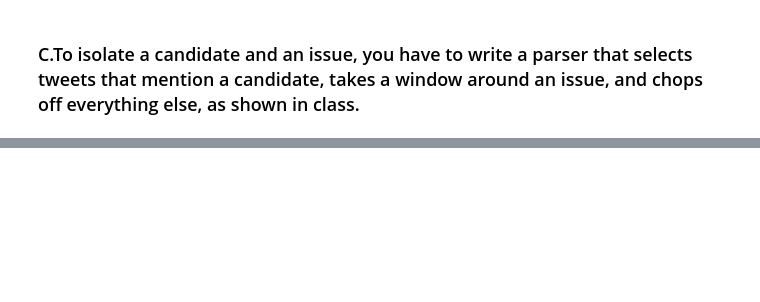
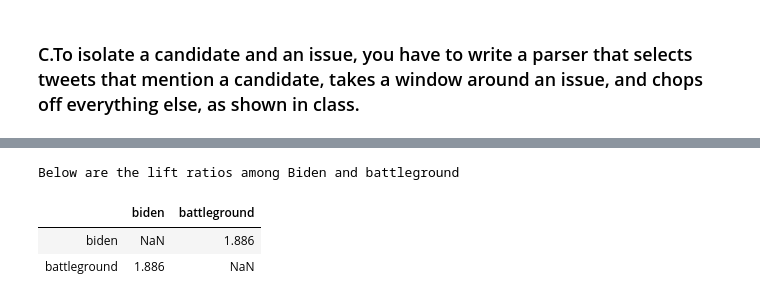
Before and after one commit to VrindaSharma-1/trump-biden, a Jupyter notebook: Assignment2.ipynb, the cells around one changed output, grey strips where cells are left out. Drawn from its saved outputs; the diff is of its cells as text; code cells hidden in the pictures; blank space fills up the shorter version.

```diff
--- a/Assignment2.ipynb
+++ b/Assignment2.ipynb
@@ -263,0 +395,17 @@ sentiment
+# %%
+liftratio2=pd.DataFrame(columns = people_dem)
+for i in range(len(people_dem)):
+    new_list = []
+    for j in range(len(people_dem)):
+        if (i!=j):
+            numerator = ((dem_df[people_dem[i]] + dem_df[people_dem[j]]) > 1).sum()
+            denominator = dem_df[people_dem[j]].sum()*dem_df[people_dem[i]].sum()
+            lift = numerator*len(dem_df)/denominator
+            liftratio2.loc[people_dem[i],people_dem[j]] = lift
+print ('Below are the lift ratios among Biden and battleground')
+liftratio2
+# %% [output]
+Below are the lift ratios among Biden and battleground
+|  | biden | battleground |
+| biden | NaN | 1.886 |
+| battleground | 1.886 | NaN |
```
Also changed, not shown: parts of 24 cells of this notebook.
